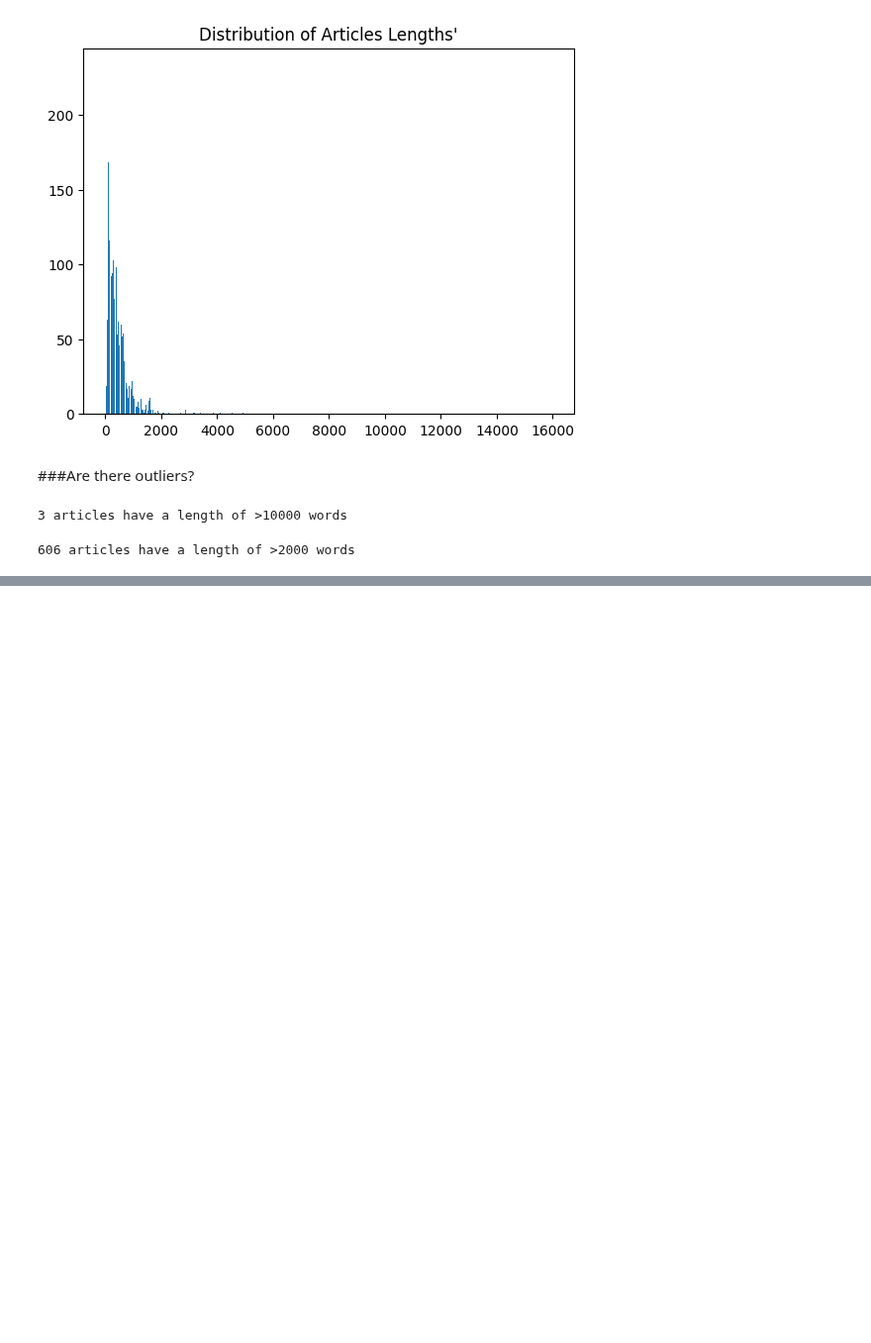
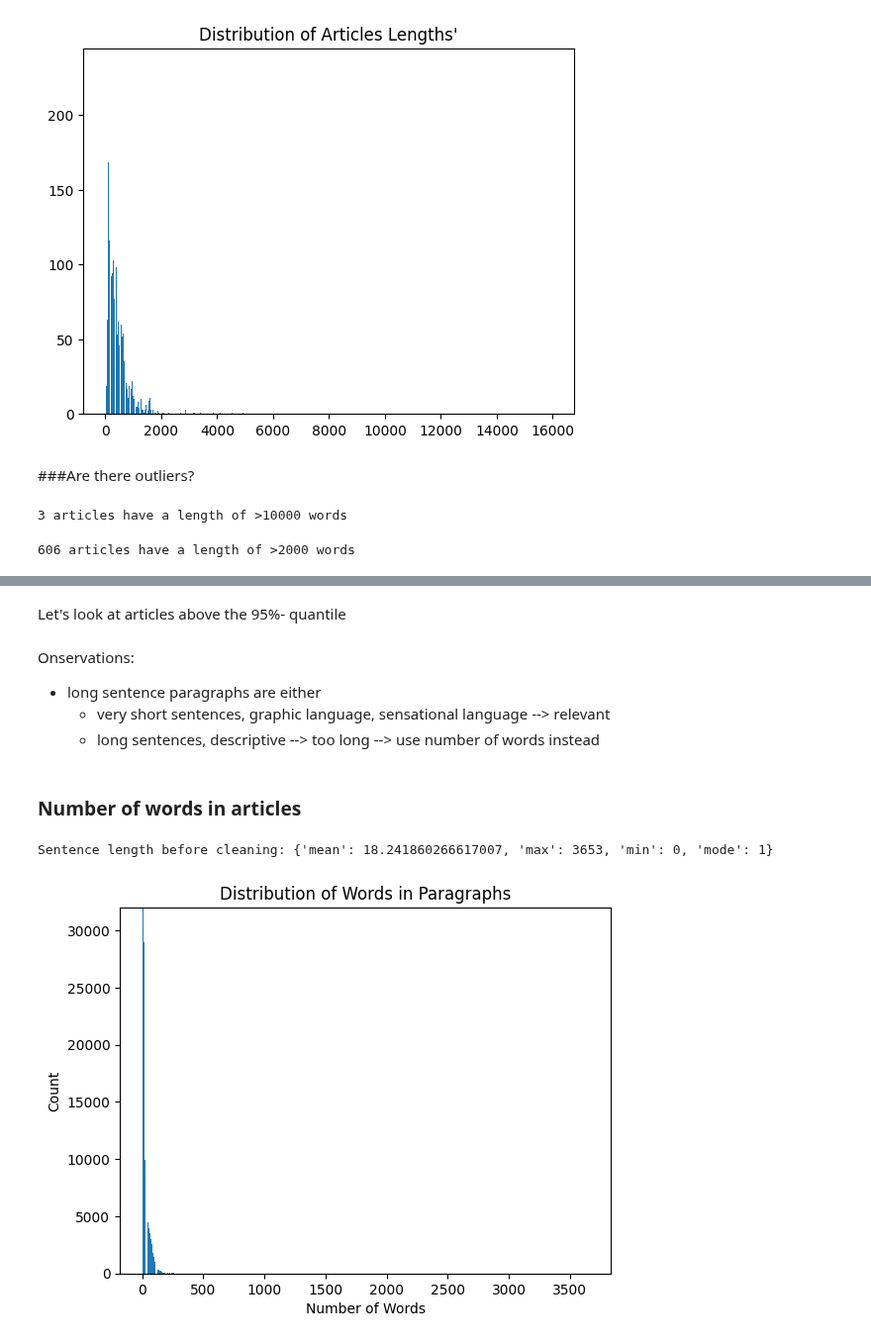
Before and after one commit to blue-create/langlens, a Jupyter notebook: scripts/describe_data.ipynb, the cells around one changed output, grey strips where cells are left out. Shown at 99% size. Cells and saved outputs as stored; diff of their text form; code cells hidden in the pictures; blank space fills up the shorter version.

```diff
--- a/scripts/describe_data.ipynb
+++ b/scripts/describe_data.ipynb
@@ -139,0 +159,10 @@ print(f"{df[idx].shape[0]} articles have a length of >2000 words")
+# %%
+def count_words(arts):
+  word_counts=[]
+  for art in tqdm(arts):
+    # counting words in paragraph
+    word_counts=word_counts+[len(paragraph.split()) for paragraph in art]
+  return {'mean': statistics.mean(word_counts),
+          'max': max(word_counts),
+          'min': min(word_counts),
+          'mode': statistics.mode(word_counts)},word_counts
@@ -139,0 +198,2 @@ print(f"{df[idx].shape[0]} articles have a length of >2000 words")
+# %% [markdown]
+Let's look at articles above the 95%- quantile
@@ -139,0 +206,21 @@ print(f"{df[idx].shape[0]} articles have a length of >2000 words")
+# %% [markdown]
+Onservations:
+- long sentence paragraphs are either
+  - very short sentences, graphic language, sensational language --> relevant
+  - long sentences, descriptive --> too long
+--> use number of words instead
+# %% [markdown]
+### Number of words in articles
+# %%
+summary,word_count = count_words(df["text"])
+print("Sentence length before cleaning:", summary)
+# %% [output]
+Sentence length before cleaning: {'mean': 18.241860266617007, 'max': 3653, 'min': 0, 'mode': 1}
+# %%
+plt.bar(dict(Counter(word_count)).keys(),dict(Counter(word_count)).values());
+plt.xlabel('Number of Words')
+plt.ylabel('Count')
+plt.ylim([0, 32000])
+plt.title('Distribution of Words in Paragraphs');
+# %% [output]
+[figure, added]
```
Also changed, not shown: parts of 25 cells of this notebook.
